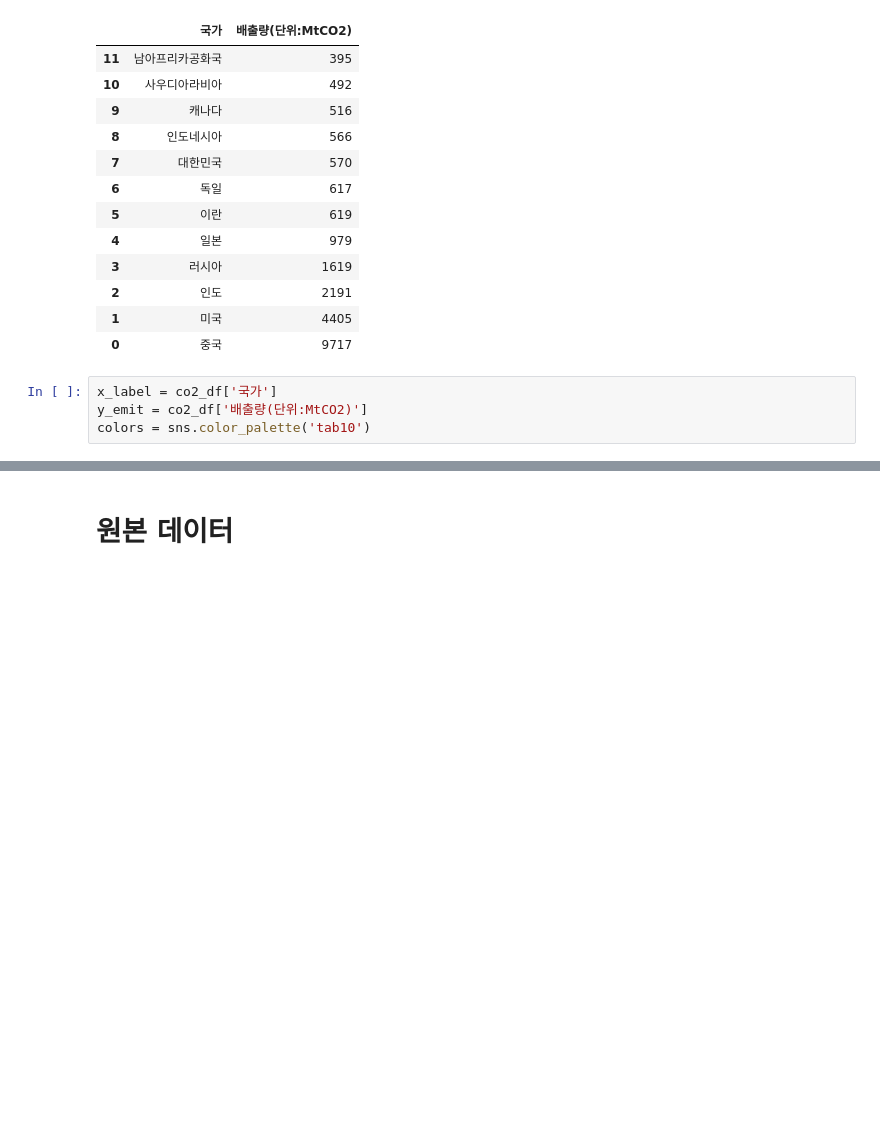
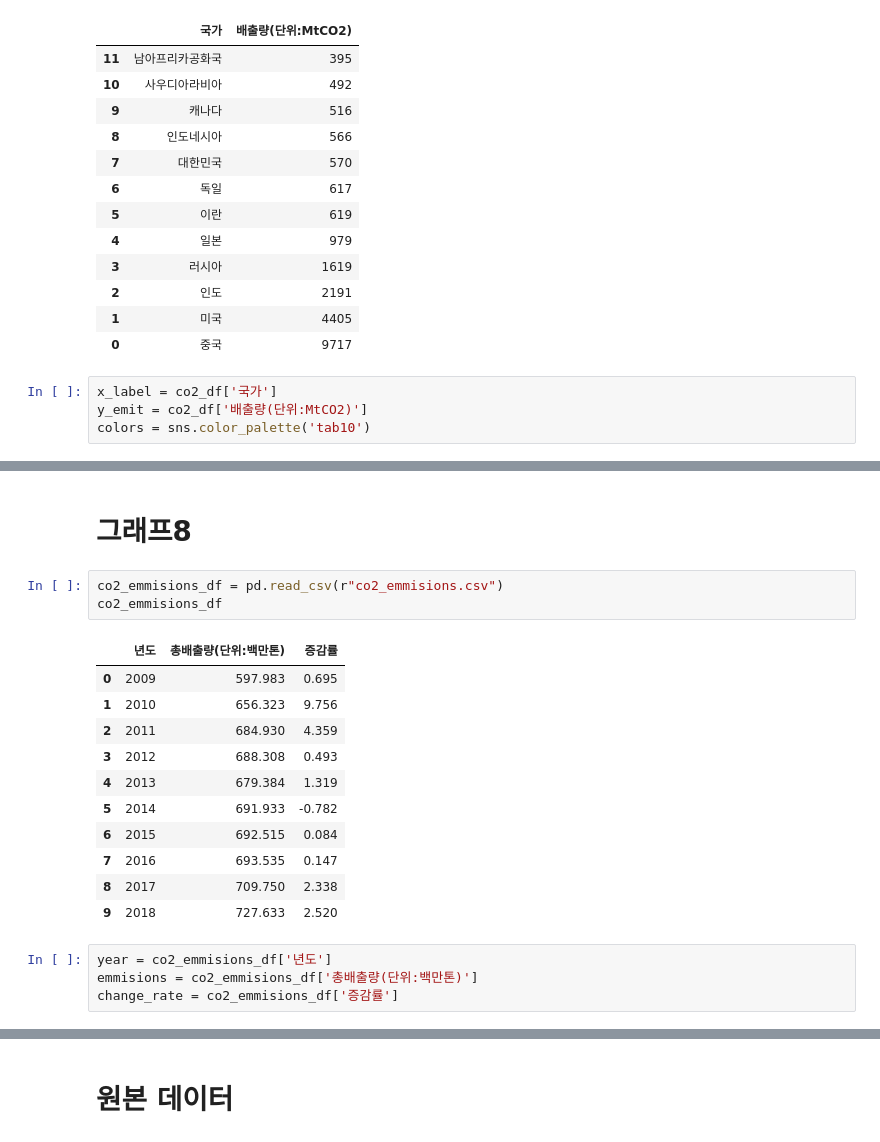
Before and after one commit to Eco-Financial/Eco-Financial, a Jupyter notebook: Visualization.ipynb, the cells around one changed output, grey strips where cells are left out. Saved outputs shown, nothing was run; the diff lists cells and outputs as text; blank space fills up the shorter version.

```diff
--- a/Visualization.ipynb
+++ b/Visualization.ipynb
@@ -193,0 +198,21 @@ plt.show()
+# %% [markdown]
+# 그래프8
+# %%
+co2_emmisions_df = pd.read_csv(r"co2_emmisions.csv")
+co2_emmisions_df
+# %% [output]
+|  | 년도 | 총배출량(단위:백만톤) | 증감률 |
+| 0 | 2009 | 597.983 | 0.695 |
+| 1 | 2010 | 656.323 | 9.756 |
+| 2 | 2011 | 684.930 | 4.359 |
+| 3 | 2012 | 688.308 | 0.493 |
+| 4 | 2013 | 679.384 | 1.319 |
+| 5 | 2014 | 691.933 | -0.782 |
+| 6 | 2015 | 692.515 | 0.084 |
+| 7 | 2016 | 693.535 | 0.147 |
+| 8 | 2017 | 709.750 | 2.338 |
+| 9 | 2018 | 727.633 | 2.520 |
+# %%
+year = co2_emmisions_df['년도']
+emmisions = co2_emmisions_df['총배출량(단위:백만톤)']
+change_rate = co2_emmisions_df['증감률']
```
Also changed, not shown: parts of 3 cells of this notebook.
